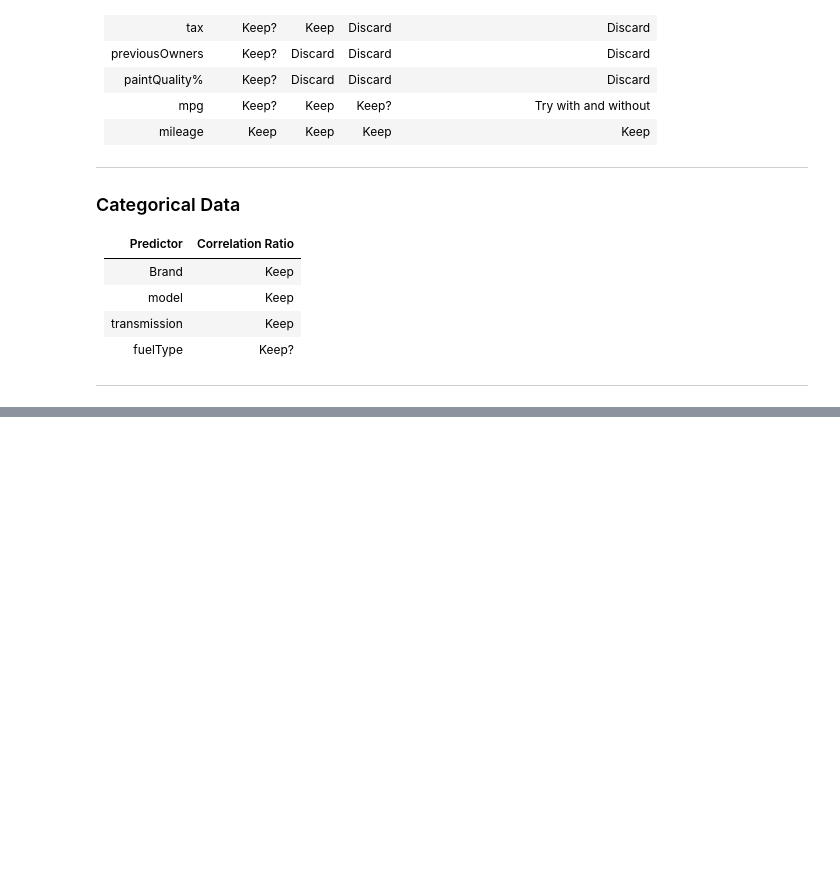
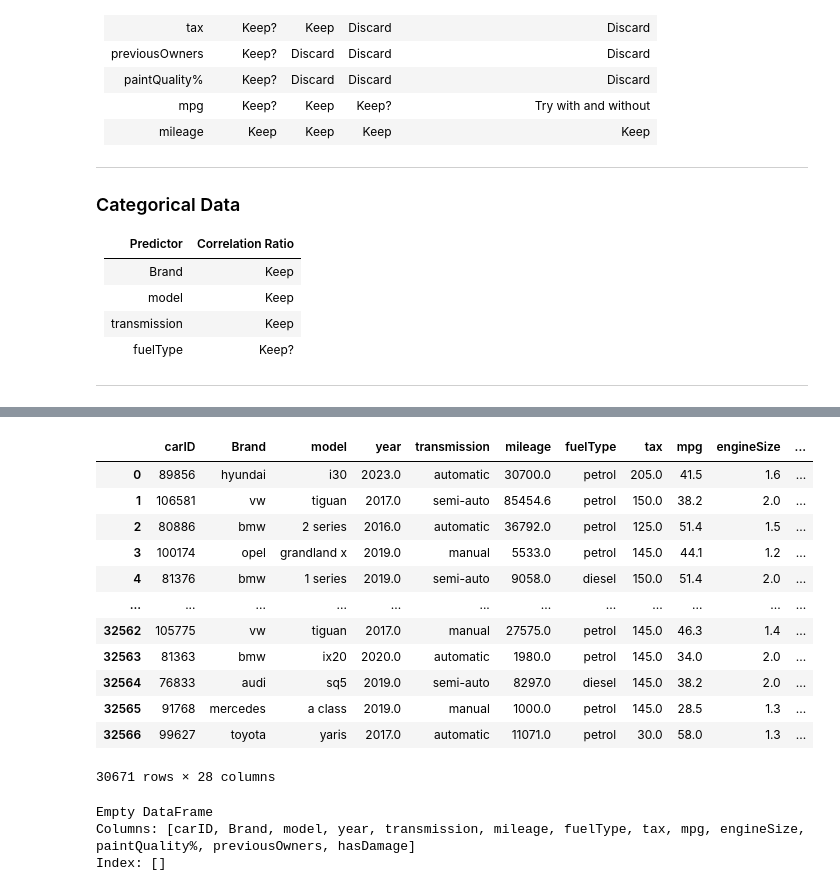
Before and after one commit to rodbarretoteixeira/ProjetoML, a Jupyter notebook: clean.ipynb, the cells around one changed output, grey strips where cells are left out. Drawn from its saved outputs; the diff is of its cells as text; code cells hidden in the pictures; blank space fills up the shorter version.

```diff
--- a/clean.ipynb
+++ b/clean.ipynb
@@ -970,0 +568,3 @@ plt.show()
+# %%
+for col in ["manual", "semi-auto", "unknown","hybrid"]:
+    print(train_db[col].value_counts())
@@ -1142,9 +795,9 @@ plot_importance(coef,'Lasso')
 
 <hr>
 # %%
-X_train_num_scaled = X_train_num_scaled.drop(columns=['tax', 'previousOwners', 'paintQuality%'])
+X_train_num_scaled = X_train_num_scaled.drop(columns=['previousOwners', "paintQuality%"])
 
-X_val_num_scaled = X_val_num_scaled.drop(columns=['tax', 'previousOwners', 'paintQuality%'])
+X_val_num_scaled = X_val_num_scaled.drop(columns=['previousOwners', "paintQuality%"])
 # %%
 # 3. Fit model
 model = LinearRegression()
@@ -1163,0 +927,14 @@ RMSE: 5742.56
+# %%
+y_test_pred = model.predict(X_test_num_scaled)
+
+# Add predictions to the test DataFrame
+test_db['price'] = y_test_pred
+
+# Create a new DataFrame with only carID and predicted price
+submission = test_db[['carID', 'price']].copy()
+
+# Save to CSV
+submission.to_csv("predicted_prices.csv", index=False)
+
+# Preview
+print(test_db[['carID']].head())
@@ -1163,0 +969,16 @@ RMSE: 5742.56
+# %%
+test_db
+# %% [output]
+|  | carID | Brand | model | year | transmission | mileage | fuelType | tax | mpg | engineSize | ... |
+| 0 | 89856 | hyundai | i30 | 2023.0 | automatic | 30700.0 | petrol | 205.0 | 41.5 | 1.6 | ... |
+| 1 | 106581 | vw | tiguan | 2017.0 | semi-auto | 85454.6 | petrol | 150.0 | 38.2 | 2.0 | ... |
+| 2 | 80886 | bmw | 2 series | 2016.0 | automatic | 36792.0 | petrol | 125.0 | 51.4 | 1.5 | ... |
+| 3 | 100174 | opel | grandland x | 2019.0 | manual | 5533.0 | petrol | 145.0 | 44.1 | 1.2 | ... |
+| 4 | 81376 | bmw | 1 series | 2019.0 | semi-auto | 9058.0 | diesel | 150.0 | 51.4 | 2.0 | ... |
+| ... | ... | ... | ... | ... | ... | ... | ... | ... | ... | ... | ... |
+| 32562 | 105775 | vw | tiguan | 2017.0 | manual | 27575.0 | petrol | 145.0 | 46.3 | 1.4 | ... |
+| 32563 | 81363 | bmw | ix20 | 2020.0 | automatic | 1980.0 | petrol | 145.0 | 34.0 | 2.0 | ... |
+| 32564 | 76833 | audi | sq5 | 2019.0 | semi-auto | 8297.0 | diesel | 145.0 | 38.2 | 2.0 | ... |
+| 32565 | 91768 | mercedes | a class | 2019.0 | manual | 1000.0 | petrol | 145.0 | 28.5 | 1.3 | ... |
+| 32566 | 99627 | toyota | yaris | 2017.0 | automatic | 11071.0 | petrol | 30.0 | 58.0 | 1.3 | ... |
+30671 rows × 28 columns
@@ -1163,0 +997,19 @@ RMSE: 5742.56
+# %%
+import pandas as pd
+
+# Show all rows and columns
+#pd.set_option('display.max_rows', None)
+#pd.set_option('display.max_columns', None)
+
+# Get carIDs that are in df2 but not in df1
+unique_carIDs = ~df2['carID'].isin(df1['carID'])
+
+# Filter df2 to only those rows
+only_in_df2 = df2[unique_carIDs]
+
+# Print the entire dataframe
+print(only_in_df2)
+# %% [output]
+Empty DataFrame
+Columns: [carID, Brand, model, year, transmission, mileage, fuelType, tax, mpg, engineSize, paintQuality%, previousOwners, hasDamage]
+Index: []
```
Also changed, not shown: parts of 42 cells of this notebook, 2 other files.
